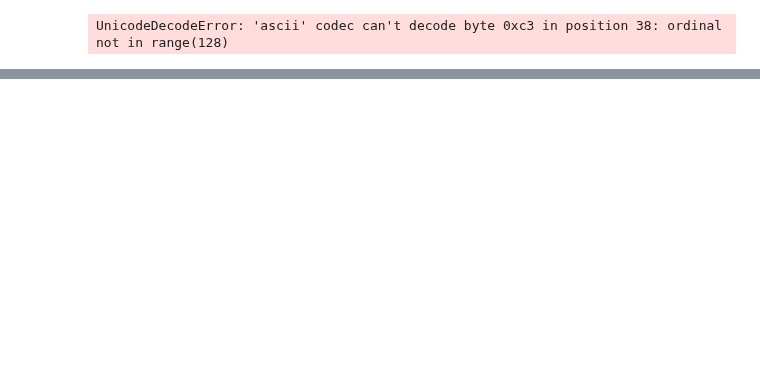
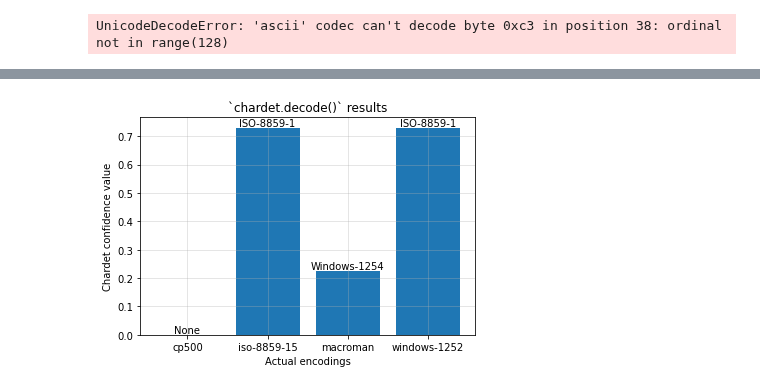
Before and after one commit to agilescientific/geocomputing, a Jupyter notebook: dev/Character_encoding.ipynb, the cells around one changed output, grey strips where cells are left out. Drawn from its saved outputs; the diff is of its cells as text; code cells hidden in the pictures; blank space fills up the shorter version.

```diff
--- a/dev/Character_encoding.ipynb
+++ b/dev/Character_encoding.ipynb
@@ -122,0 +231,21 @@ Remember to check the `result['confidence']` value of chardet's guess, as you ma
+# %%
+# 1 Write a loop to save the df with each different encoding
+encodings = 'cp500 windows-1252 iso-8859-15 macroman'.split()
+
+df = pd.DataFrame({'accents': ['à', 'ä', 'é', 'è', 'ê', 'ï', 'ö', 'ù', 'ü']})
+
+for encoding in encodings:
+    df.to_csv(f'./df_encoding_{encoding}.csv', encoding=encoding)
+# %%
+# 2 use chardet to guess each file encoding
+import glob
+
+files = glob.glob('./df_encoding_*.csv')
+
+for file in sorted(files):
+    with open(file, 'rb') as rawdata:
+        result = chardet.detect(rawdata.read(1000))
+        print(file)
+        print("""Chardet encoding:\t{}
+Chardet confidence:\t{:.2f}
+{}""".format(result['encoding'], result['confidence'], 40*'='))
@@ -122,0 +269,21 @@ Remember to check the `result['confidence']` value of chardet's guess, as you ma
+# %%
+# 3 Plot confidence values for each file
+chardet_encoding, chardet_conf = [], []
+
+for encoding, file in zip(sorted(encodings), sorted(files)):
+    with open(file, 'rb') as rawdata:
+        result = chardet.detect(rawdata.read(1000))
+        chardet_encoding.append(result['encoding'])
+        chardet_conf.append(result['confidence'])
+# %%
+import matplotlib.pyplot as plt
+
+fig, ax = plt.subplots()
+p1 = ax.bar(sorted(encodings), chardet_conf)
+ax.set_title('`chardet.decode()` results')
+ax.set_xlabel('Actual encodings')
+ax.set_ylabel('Chardet confidence value')
+ax.bar_label(p1, [str(x) for x in chardet_encoding])
+ax.grid(alpha=0.4)
+# %% [output]
+[figure, added]
```
Also changed, not shown: parts of 45 cells of this notebook.
